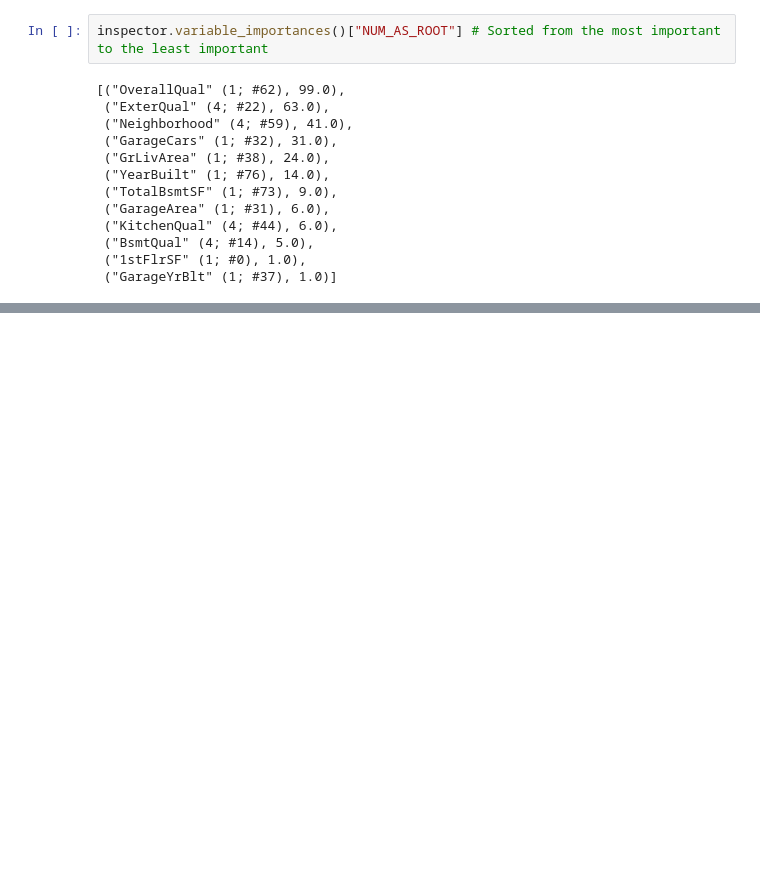
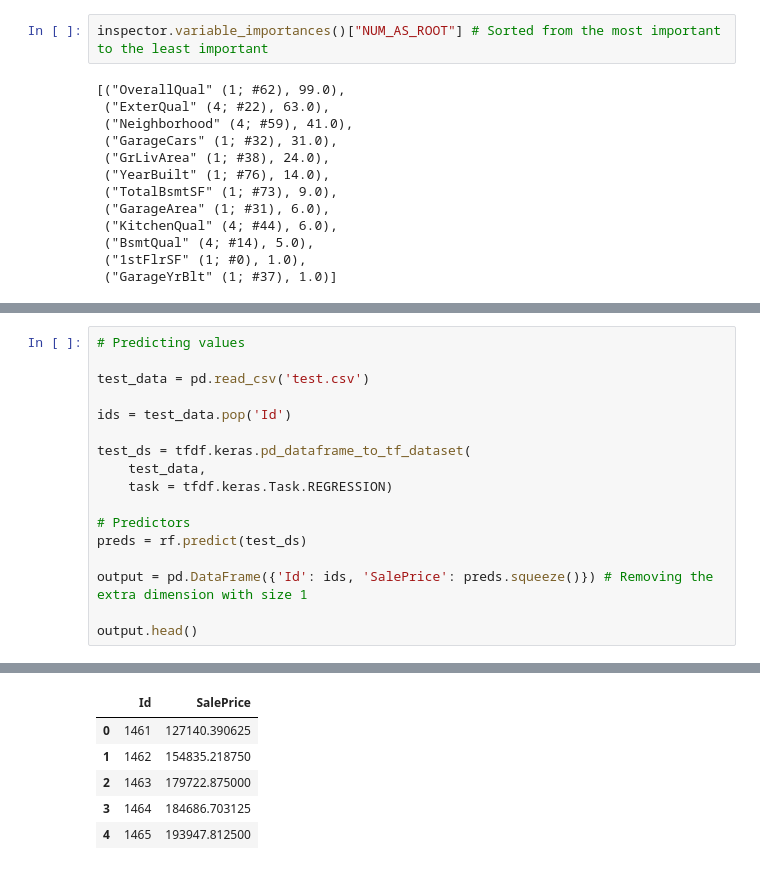
Before and after one commit to danielfernandesp/Kaggle-Competitions, a Jupyter notebook: main.ipynb, the cells around one changed output, grey strips where cells are left out. Drawn from its saved outputs; the diff is of its cells as text; blank space fills up the shorter version.

```diff
--- a/main.ipynb
+++ b/main.ipynb
@@ -248,0 +265,18 @@ inspector.variable_importances()["NUM_AS_ROOT"] # Sorted from the most important
+# %%
+# Predicting values
+
+test_data = pd.read_csv('test.csv')
+
+ids = test_data.pop('Id')
+
+test_ds = tfdf.keras.pd_dataframe_to_tf_dataset(
+    test_data,
+    task = tfdf.keras.Task.REGRESSION)
+
+# Predictors
+preds = rf.predict(test_ds)
+
+output = pd.DataFrame({'Id': ids, 'SalePrice': preds.squeeze()}) # Removing the extra dimension with size 1
+
+output.head()
+# %% [output]
@@ -248,0 +284,6 @@ inspector.variable_importances()["NUM_AS_ROOT"] # Sorted from the most important
+|  | Id | SalePrice |
+| 0 | 1461 | 127140.390625 |
+| 1 | 1462 | 154835.218750 |
+| 2 | 1463 | 179722.875000 |
+| 3 | 1464 | 184686.703125 |
+| 4 | 1465 | 193947.812500 |
```
Also changed, not shown: parts of 10 cells of this notebook.
